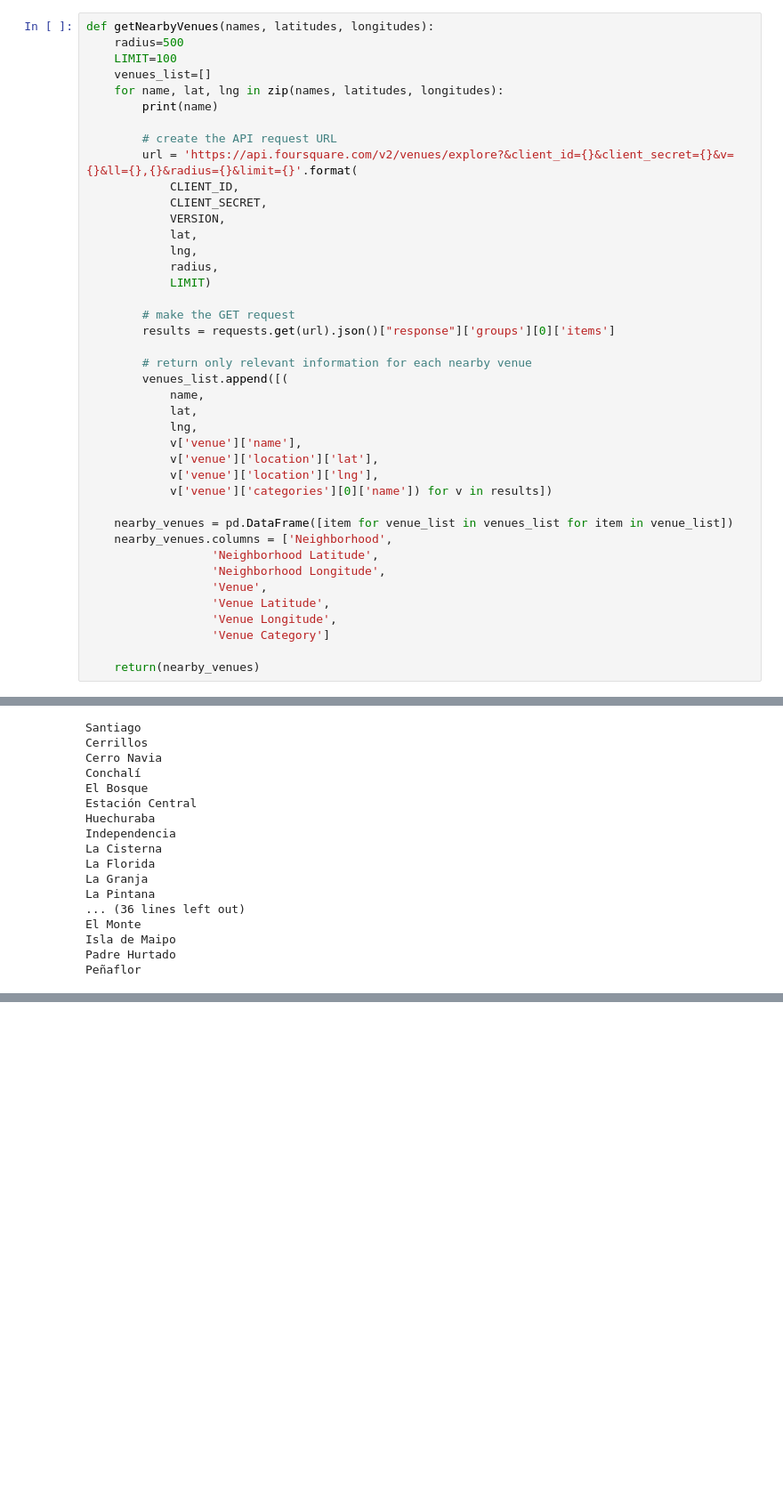
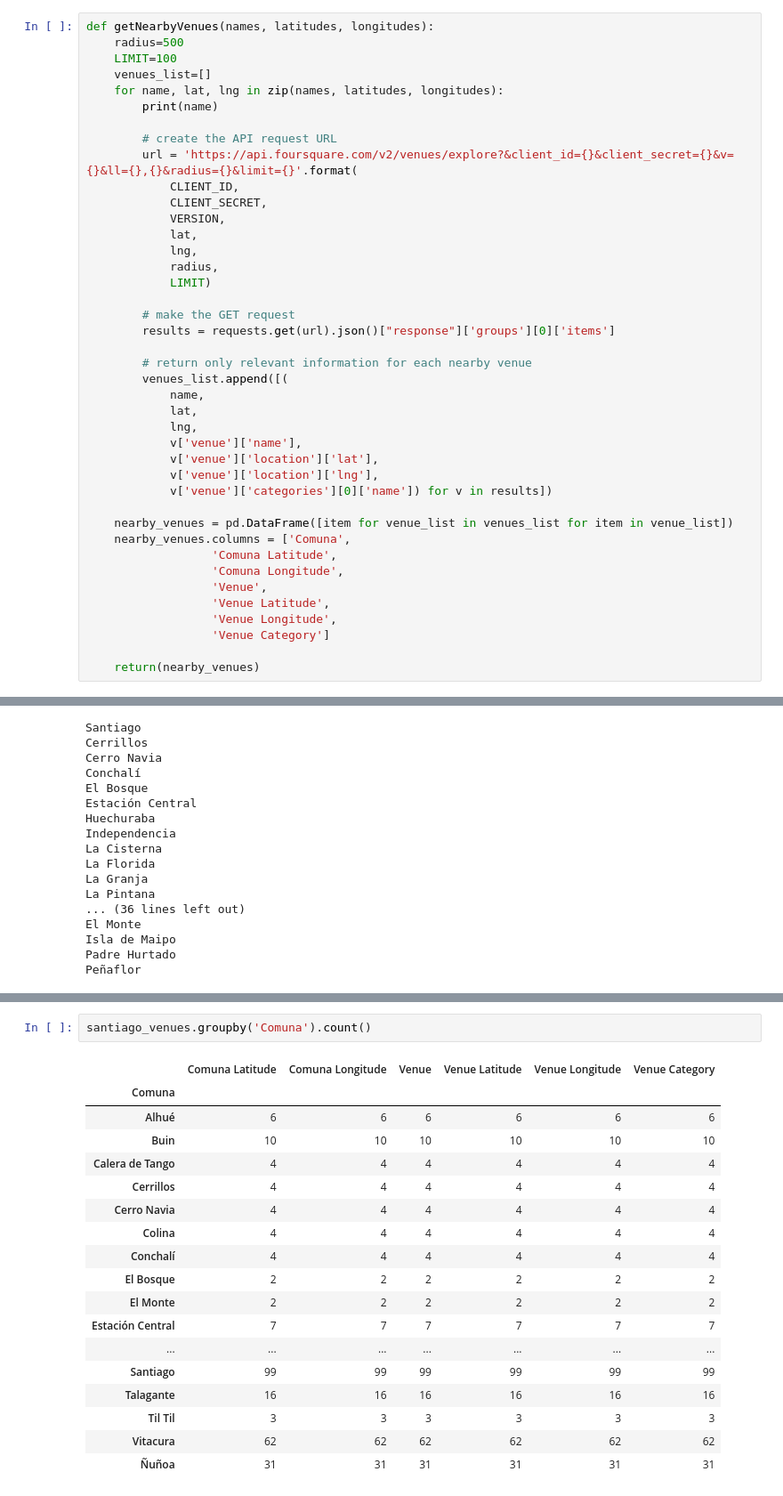
Before and after one commit to IgnacioPorte/capstone, a Jupyter notebook: final.ipynb, the cells around one changed output, grey strips where cells are left out. Shown: that part at 89% size. Drawn from its saved outputs; the diff is of its cells as text; blank space fills up the shorter version.

```diff
--- a/final.ipynb
+++ b/final.ipynb
@@ -124,9 +135,9 @@ def getNearbyVenues(names, latitudes, longitudes):
             v['venue']['categories'][0]['name']) for v in results])
 
     nearby_venues = pd.DataFrame([item for venue_list in venues_list for item in venue_list])
-    nearby_venues.columns = ['Neighborhood',
-                  'Neighborhood Latitude',
-                  'Neighborhood Longitude',
+    nearby_venues.columns = ['Comuna',
+                  'Comuna Latitude',
+                  'Comuna Longitude',
                   'Venue',
                   'Venue Latitude',
                   'Venue Longitude',
@@ -178,0 +188,21 @@ array(['Plaza', 'Coffee Shop', 'Pool', 'Asian Restaurant',
+# %%
+santiago_venues.groupby('Comuna').count()
+# %% [output]
+|  | Comuna Latitude | Comuna Longitude | Venue | Venue Latitude | Venue Longitude | Venue Category |
+| Comuna |  |  |  |  |  |  |
+| Alhué | 6 | 6 | 6 | 6 | 6 | 6 |
+| Buin | 10 | 10 | 10 | 10 | 10 | 10 |
+| Calera de Tango | 4 | 4 | 4 | 4 | 4 | 4 |
+| Cerrillos | 4 | 4 | 4 | 4 | 4 | 4 |
+| Cerro Navia | 4 | 4 | 4 | 4 | 4 | 4 |
+| Colina | 4 | 4 | 4 | 4 | 4 | 4 |
+| Conchalí | 4 | 4 | 4 | 4 | 4 | 4 |
+| El Bosque | 2 | 2 | 2 | 2 | 2 | 2 |
+| El Monte | 2 | 2 | 2 | 2 | 2 | 2 |
+| Estación Central | 7 | 7 | 7 | 7 | 7 | 7 |
+| ... | ... | ... | ... | ... | ... | ... |
+| Santiago | 99 | 99 | 99 | 99 | 99 | 99 |
+| Talagante | 16 | 16 | 16 | 16 | 16 | 16 |
+| Til Til | 3 | 3 | 3 | 3 | 3 | 3 |
+| Vitacura | 62 | 62 | 62 | 62 | 62 | 62 |
+| Ñuñoa | 31 | 31 | 31 | 31 | 31 | 31 |
```
Also changed, not shown: parts of 18 cells of this notebook.
